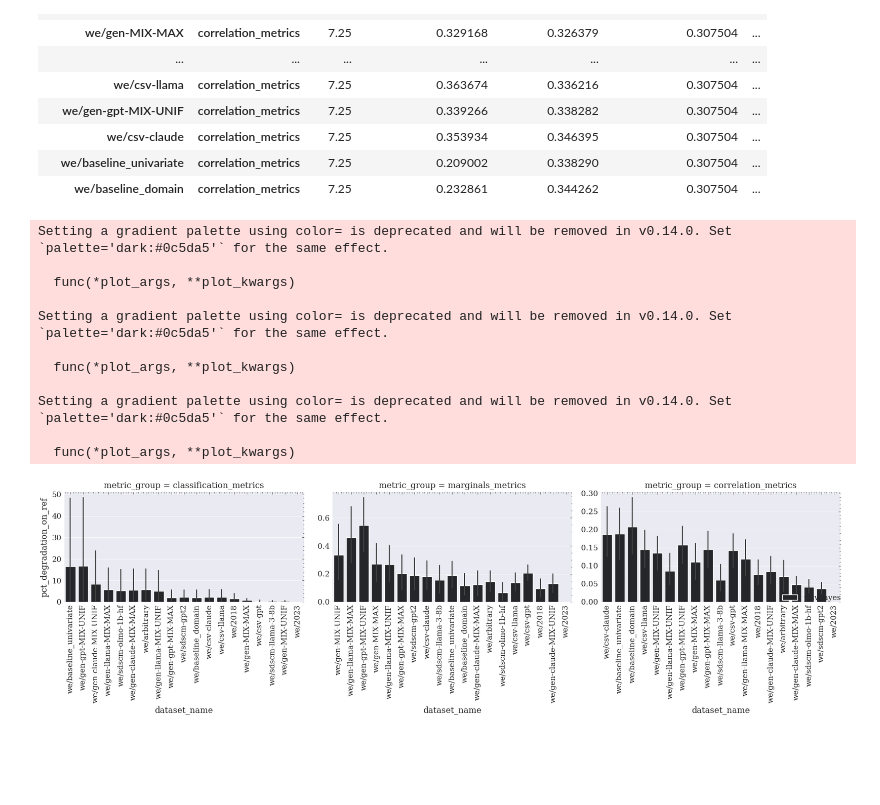
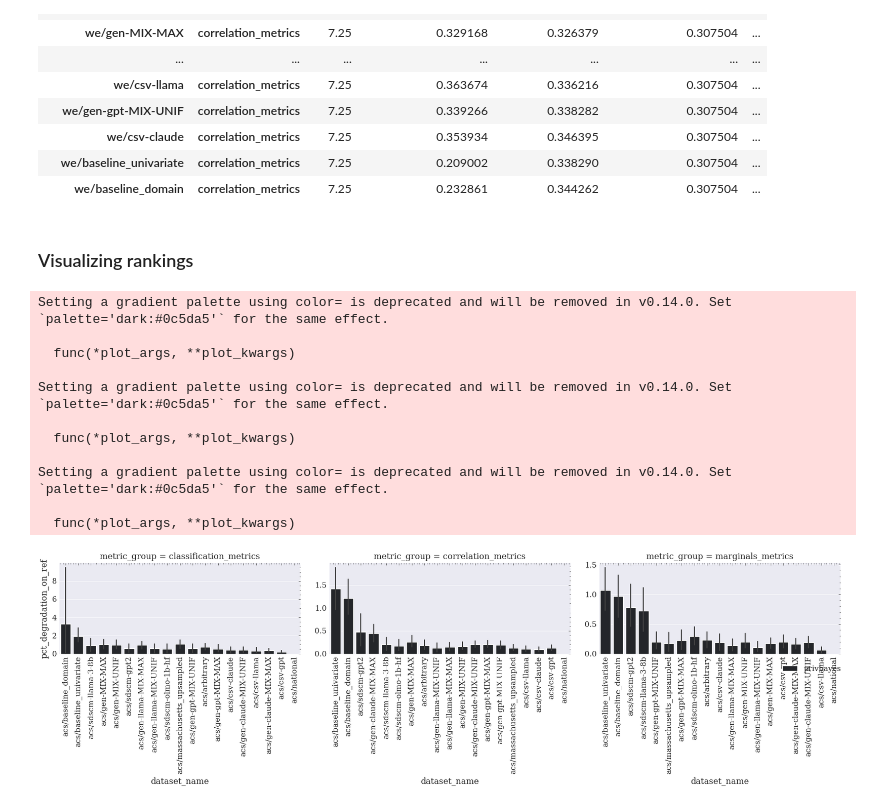
Before and after one commit to shlomihod/YDNPD, a Jupyter notebook: hyperparameter_tuning.ipynb, the cells around one changed output. Drawn from its saved outputs; the diff is of its cells as text; code cells hidden in the pictures; blank space fills up the shorter version.

```diff
--- a/hyperparameter_tuning.ipynb
+++ b/hyperparameter_tuning.ipynb
@@ -476,35 +476,40 @@ Correlation metrics
 | we/csv-claude | correlation_metrics | 7.25 | 0.353934 | 0.346395 | 0.307504 | ... |
 | we/baseline_univariate | correlation_metrics | 7.25 | 0.209002 | 0.338290 | 0.307504 | ... |
 | we/baseline_domain | correlation_metrics | 7.25 | 0.232861 | 0.344262 | 0.307504 | ... |
+# %% [markdown]
+### Visualizing rankings
 # %%
 import seaborn as sns
 import matplotlib.pyplot as plt
 import scienceplots
 
-with plt.style.context(['science']):
-    plt.rc('text', usetex=False)
-    for_facet_grid_df = for_eps_and_method.sort_values('pct_degradation_on_ref', ascending=False)
+def facet_plot_for_data(df):
+    with plt.style.context(['science']):
+        plt.rc('text', usetex=False)
+        for_facet_grid_df = df.sort_values('pct_degradation_on_ref', ascending=False)
 
-    g = sns.FacetGrid(for_facet_grid_df, col="metric_group", col_wrap=3, height=5, sharex=False, sharey=False)
-    g.map_dataframe(sns.barplot, x="dataset_name", y="pct_degradation_on_ref", hue="synth_name")
+        g = sns.FacetGrid(for_facet_grid_df, col="metric_group", col_wrap=3, height=5, sharex=False, sharey=False)
+        g.map_dataframe(sns.barplot, x="dataset_name", y="pct_degradation_on_ref", hue="synth_name")
 
-    g.add_legend()
-    for ax in g.axes.flatten():
-        for label in ax.get_xticklabels():
-            label.set_rotation(90)
+        g.add_legend()
+        for ax in g.axes.flatten():
+            for label in ax.get_xticklabels():
+                label.set_rotation(90)
 
-    plt.tight_layout()
-    plt.show()
+        plt.tight_layout()
+        plt.show()
+
+facet_plot_for_data(for_eps_and_method_acs)
 # %% [output]
 Setting a gradient palette using color= is deprecated and will be removed in v0.14.0. Set `palette='dark:#0c5da5'` for the same effect.
 
   func(*plot_args, **plot_kwargs)
 
 Setting a gradient palette using color= is deprecated and will be removed in v0.14.0. Set `palette='dark:#0c5da5'` for the same effect.
 
   func(*plot_args, **plot_kwargs)
 
 Setting a gradient palette using color= is deprecated and will be removed in v0.14.0. Set `palette='dark:#0c5da5'` for the same effect.
 
   func(*plot_args, **plot_kwargs)
-[figure, old version]
+[figure, new version]
```
Also changed, not shown: parts of 11 cells of this notebook.
